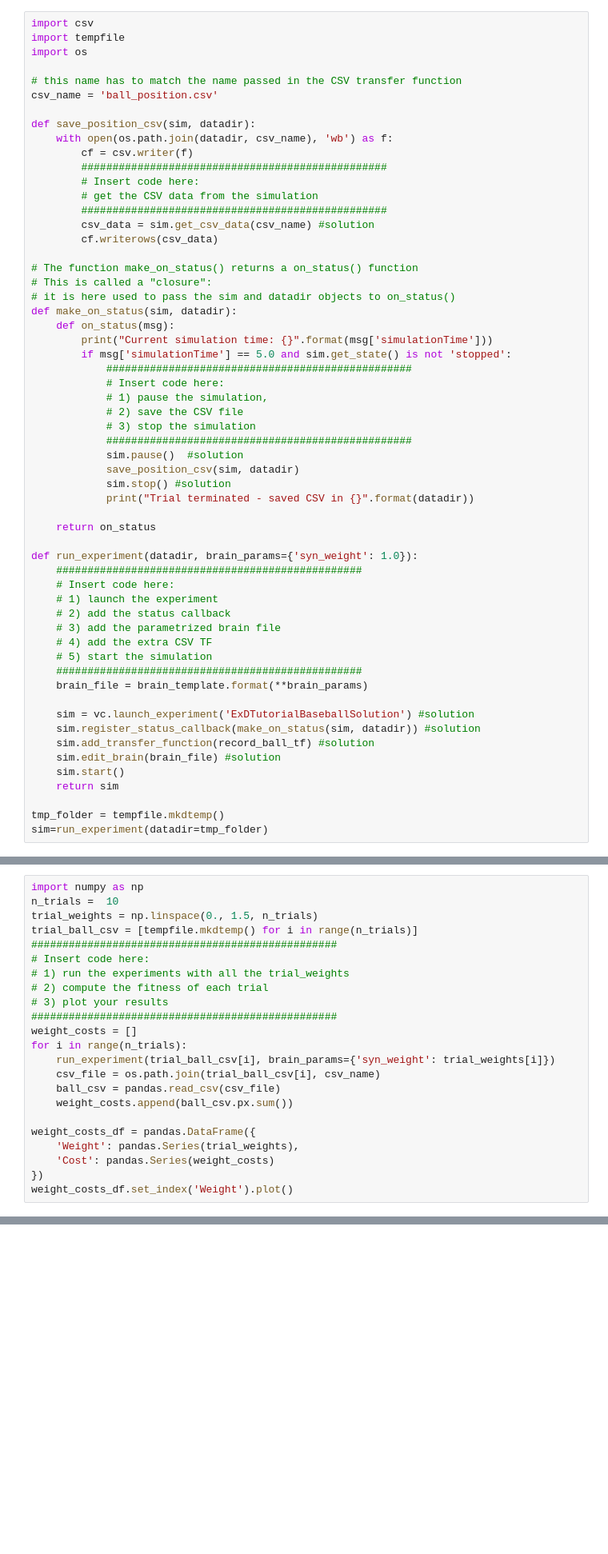
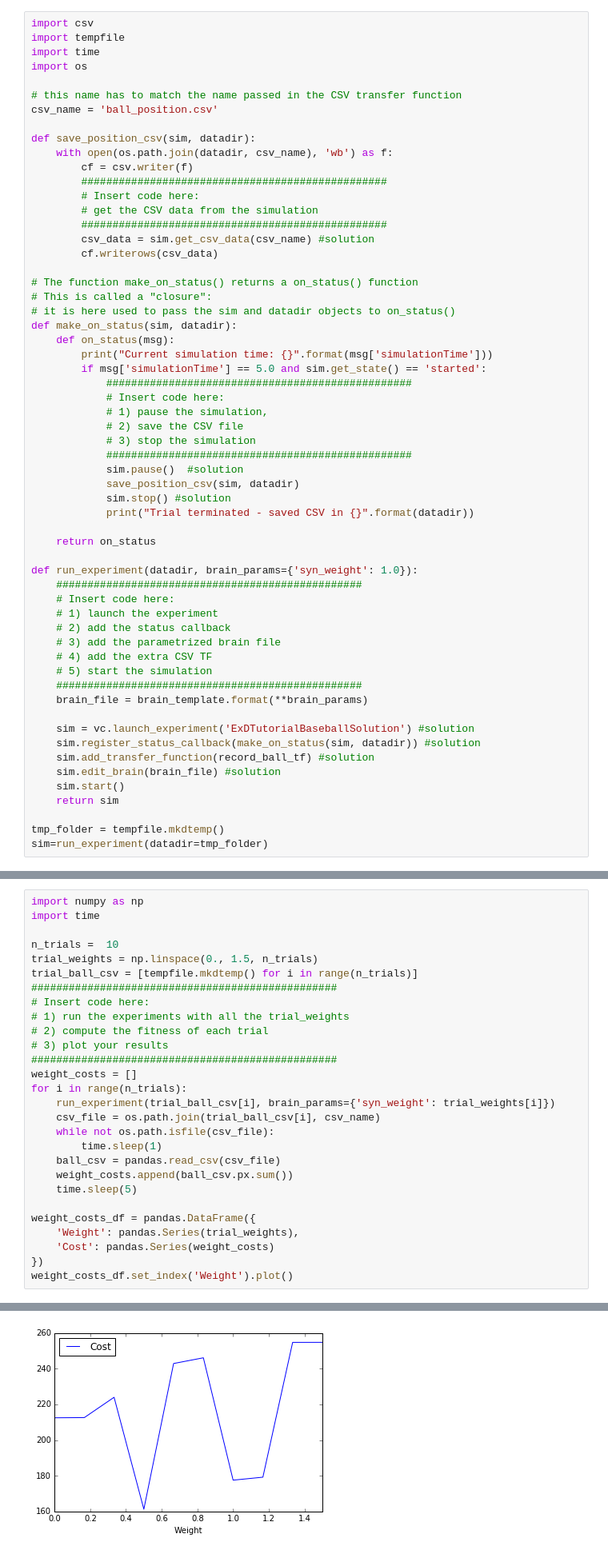
Before and after one commit to HBPNeurorobotics/Experiments, a Jupyter notebook: tutorial_baseball_solution/tutorial_baseball.ipynb, the cells around one changed output, grey strips where cells are left out. Shown at 80% size. Drawn from its saved outputs; the diff is of its cells as text; blank space fills up the shorter version.

```diff
--- a/tutorial_baseball_solution/tutorial_baseball.ipynb
+++ b/tutorial_baseball_solution/tutorial_baseball.ipynb
@@ -131,6 +131,7 @@ Run the experiment with the default synaptic weight, and save the resulting CSV
 # %%
 import csv
 import tempfile
+import time
 import os
 
 # this name has to match the name passed in the CSV transfer function
@@ -152,7 +153,7 @@ def save_position_csv(sim, datadir):
 def make_on_status(sim, datadir):
     def on_status(msg):
         print("Current simulation time: {}".format(msg['simulationTime']))
-        if msg['simulationTime'] == 5.0 and sim.get_state() is not 'stopped':
+        if msg['simulationTime'] == 5.0 and sim.get_state() == 'started':
             #################################################
             # Insert code here:
             # 1) pause the simulation,
@@ -389,6 +264,8 @@ ball_csv.px.sum()
 Run the experiment again with different synaptic weights and plot the results.
 # %%
 import numpy as np
+import time
+
 n_trials =  10
 trial_weights = np.linspace(0., 1.5, n_trials)
 trial_ball_csv = [tempfile.mkdtemp() for i in range(n_trials)]
@@ -402,11 +279,15 @@ weight_costs = []
 for i in range(n_trials):
     run_experiment(trial_ball_csv[i], brain_params={'syn_weight': trial_weights[i]})
     csv_file = os.path.join(trial_ball_csv[i], csv_name)
+    while not os.path.isfile(csv_file):
+        time.sleep(1)
     ball_csv = pandas.read_csv(csv_file)
     weight_costs.append(ball_csv.px.sum())
+    time.sleep(5)
 
 weight_costs_df = pandas.DataFrame({
     'Weight': pandas.Series(trial_weights),
     'Cost': pandas.Series(weight_costs)
 })
 weight_costs_df.set_index('Weight').plot()
+# %% [output]
@@ -412,0 +312 @@ weight_costs_df.set_index('Weight').plot()
+[figure, added]
```
Also changed, not shown: parts of 8 cells of this notebook.
